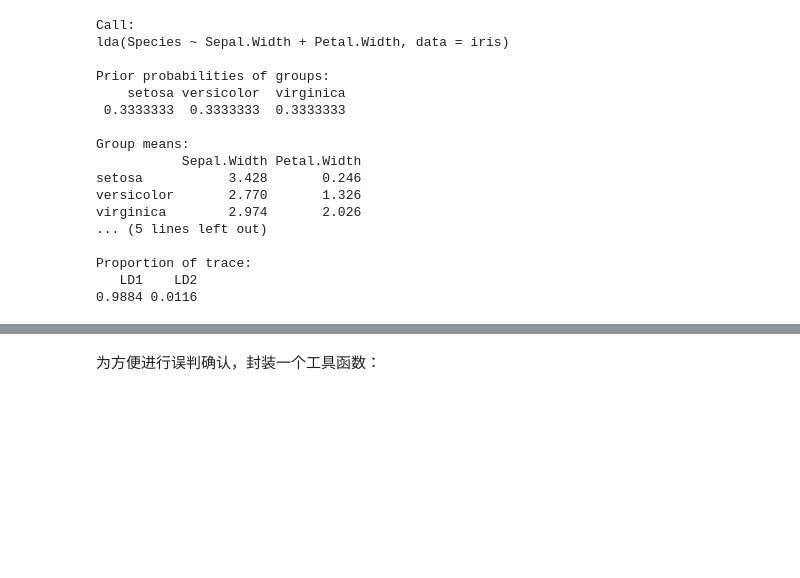
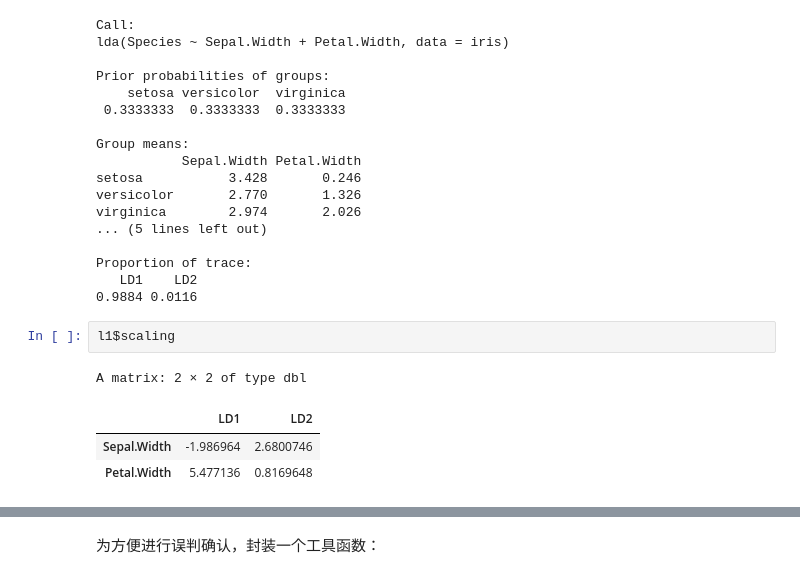
Before and after one commit to cdfmlr/daex, a Jupyter notebook: c5/ex_5_5.ipynb, the cells around one changed output, grey strips where cells are left out. Saved outputs shown, nothing was run; the diff lists cells and outputs as text; blank space fills up the shorter version.

```diff
--- a/c5/ex_5_5.ipynb
+++ b/c5/ex_5_5.ipynb
@@ -80,3 +86,10 @@ virginica        2.974       2.026
 Proportion of trace:
    LD1    LD2
 0.9884 0.0116
+# %%
+l1$scaling
+# %% [output]
+A matrix: 2 × 2 of type dbl
+|  | LD1 | LD2 |
+| Sepal.Width | -1.986964 | 2.6800746 |
+| Petal.Width | 5.477136 | 0.8169648 |
```
Also changed, not shown: parts of 31 cells of this notebook, 1 other file.
